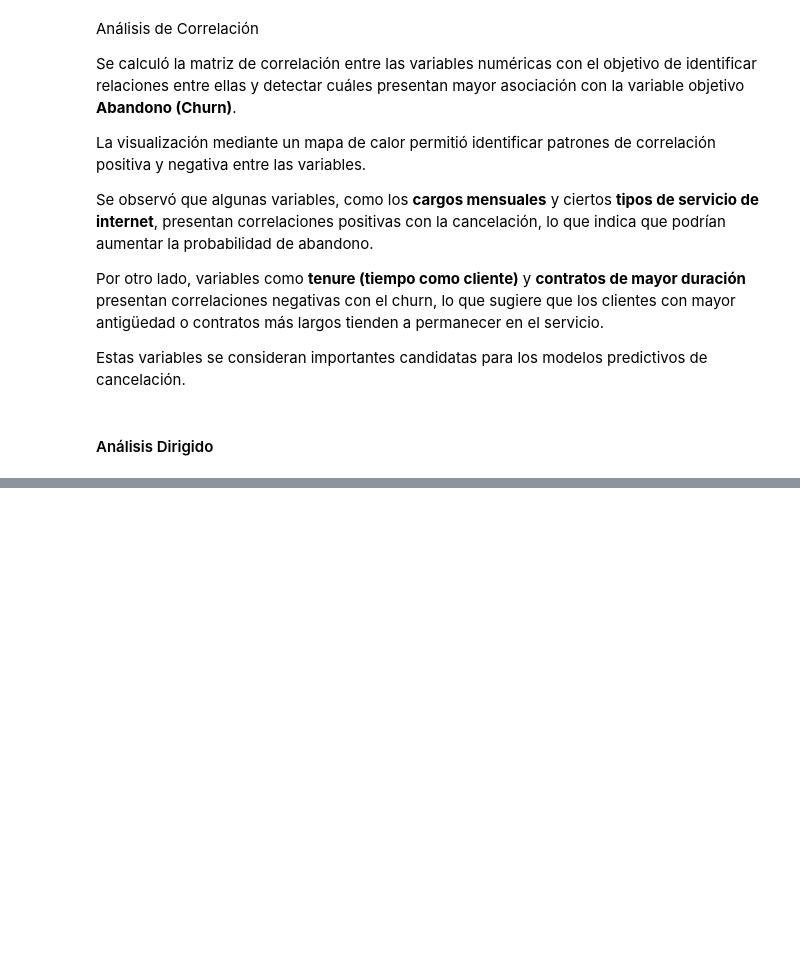
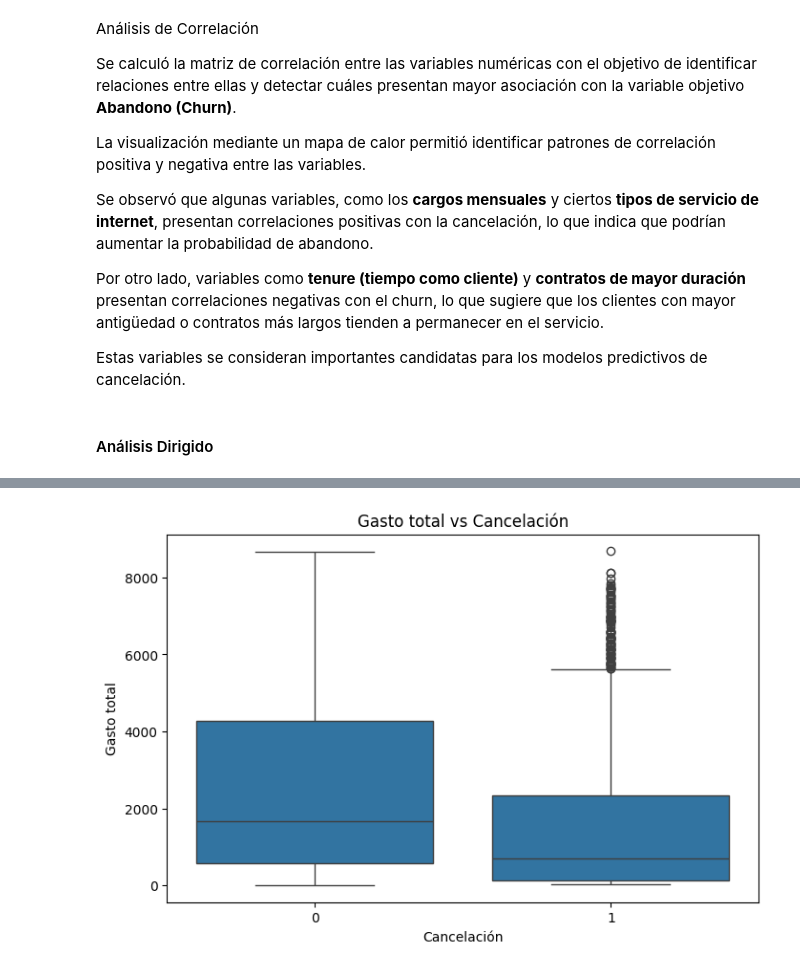
Before and after one commit to angelaoica-dev/challenge-TelecomX-2, a Jupyter notebook: TelecomX_2Latam.ipynb, the cells around one changed output, grey strips where cells are left out. Saved outputs shown, nothing was run; the diff lists cells and outputs as text; code cells hidden in the pictures; blank space fills up the shorter version.

```diff
--- a/TelecomX_2Latam.ipynb
+++ b/TelecomX_2Latam.ipynb
@@ -303,0 +323,17 @@ Estas variables se consideran importantes candidatas para los modelos predictivo
+# %%
+#Gasto total vs Cancelación
+plt.figure(figsize=(8,5))
+
+sns.boxplot(
+    x='Abandono',
+    y='Cargo Total',
+    data=df
+)
+
+plt.title('Gasto total vs Cancelación')
+plt.xlabel('Cancelación')
+plt.ylabel('Gasto total')
+
+plt.show()
+# %% [output]
+[figure, added]
```
Also changed, not shown: parts of 5 cells of this notebook.
